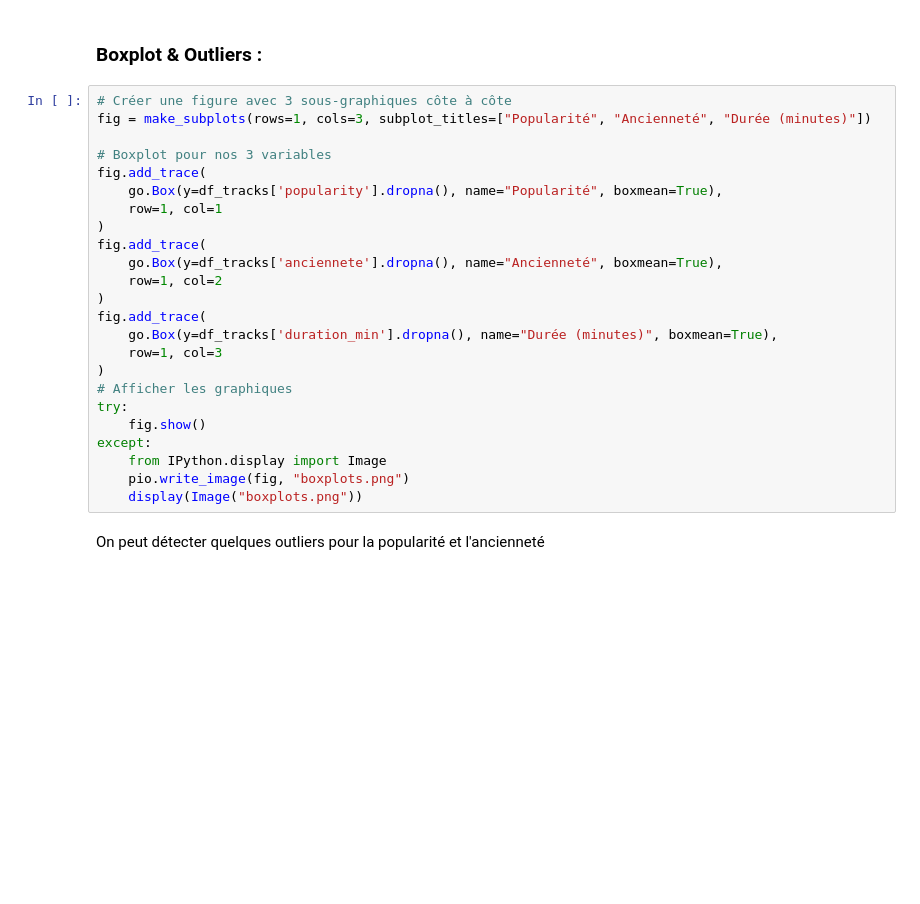
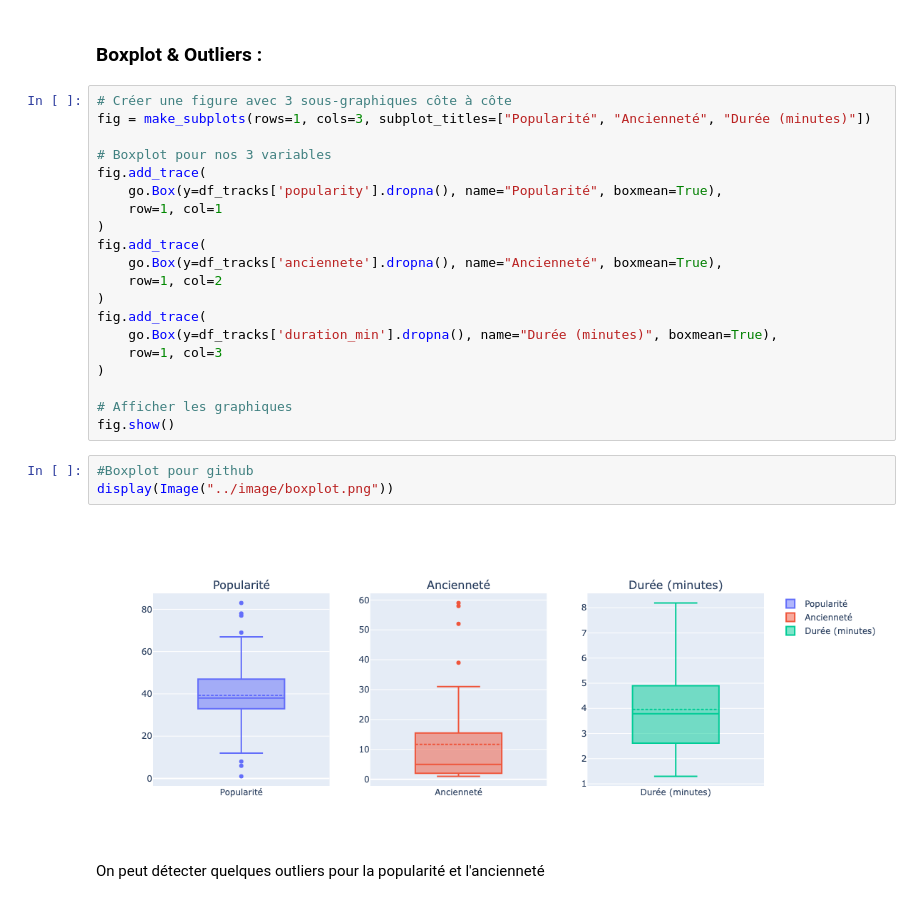
Before and after one commit to Maximefe/Dashboard-Spotify, a Jupyter notebook: scripts/Exploration et Visualisation.ipynb, the cells around one changed output. Saved outputs shown, nothing was run; the diff lists cells and outputs as text; blank space fills up the shorter version.

Commit message:
insertion des images

```diff
--- a/scripts/Exploration et Visualisation.ipynb
+++ b/scripts/Exploration et Visualisation.ipynb
@@ -297,13 +297,14 @@ fig.add_trace(
     go.Box(y=df_tracks['duration_min'].dropna(), name="Durée (minutes)", boxmean=True),
     row=1, col=3
 )
+
 # Afficher les graphiques
-try:
-    fig.show()
-except:
-    from IPython.display import Image
-    pio.write_image(fig, "boxplots.png")
-    display(Image("boxplots.png"))
+fig.show()
+# %%
+#Boxplot pour github
+display(Image("../image/boxplot.png"))
+# %% [output]
+[figure, added]
 # %% [markdown]
 On peut détecter quelques outliers pour la popularité et l'ancienneté
 # %%
```
Also changed, not shown: parts of 6 cells of this notebook.
